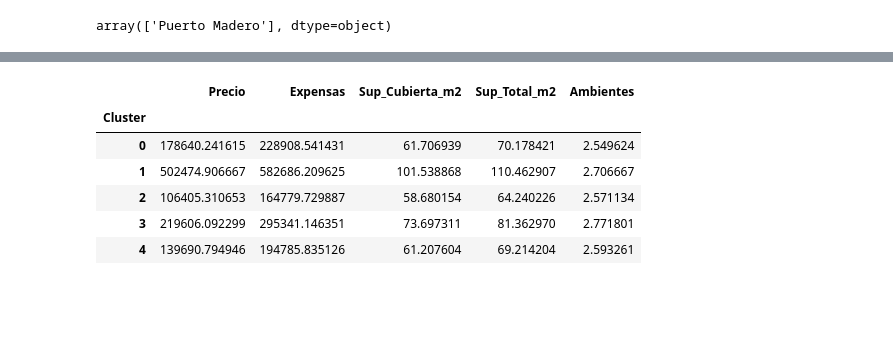
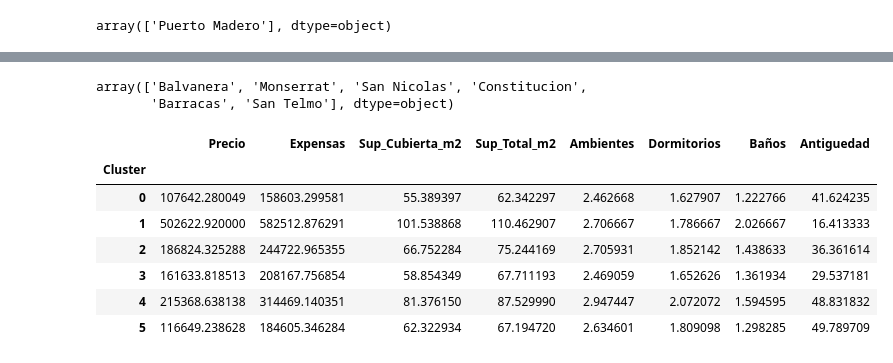
Before and after one commit to LBinello2004/TP1_Analitica_Descriptiva_ITBA, a Jupyter notebook: 5. EDA.ipynb, the cells around one changed output, grey strips where cells are left out. Cells and saved outputs as stored; diff of their text form; code cells hidden in the pictures; blank space fills up the shorter version.

```diff
--- a/5. EDA.ipynb
+++ b/5. EDA.ipynb
@@ -3,3 +3,3 @@ import pandas as pd
 # %%
-df = pd.read_csv("Argenprop_limpio.csv")
+df = pd.read_csv("Argenprop_limpio.csv", index_col=0)
 # %%
@@ -68,5 +68,11 @@ plt.show()
 # %%
-kmeans = KMeans(n_clusters=5, random_state=42)
+kmeans = KMeans(n_clusters=6, random_state=42, n_init=10)
 labels = kmeans.fit_predict(X)
-df['Cluster'] = df['Barrio'].map(dict(zip(barrio_features.index, barrio_features['Cluster'])))
+
+barrio_features = barrio_features.copy()
+barrio_features['Cluster'] = labels
+
+df['Cluster'] = df['Barrio'].map(barrio_features['Cluster']).astype('Int64')
+
+barrio_features.sort_values('Cluster')
 # %% [output]
@@ -104,10 +125,25 @@ array(['Flores', 'Almagro', 'Villa Crespo', 'Floresta', 'Agronomia',
+# %%
+df[df["Cluster"]==5]["Barrio"].unique()
+# %% [output]
+array(['Balvanera', 'Monserrat', 'San Nicolas', 'Constitucion',
+       'Barracas', 'San Telmo'], dtype=object)
 # %%
-df.groupby("Cluster")[["Precio", "Expensas", "Sup_Cubierta_m2", "Sup_Total_m2", "Ambientes"]].mean()
+df.groupby("Cluster")[[
+    'Precio',
+    'Expensas',
+    'Sup_Cubierta_m2',
+    'Sup_Total_m2',
+    'Ambientes',
+    'Dormitorios',
+    'Ba\u00f1os',
+    'Antiguedad'
+]].mean()
 # %% [output]
-|  | Precio | Expensas | Sup_Cubierta_m2 | Sup_Total_m2 | Ambientes |
-| Cluster |  |  |  |  |  |
-| 0 | 178640.241615 | 228908.541431 | 61.706939 | 70.178421 | 2.549624 |
-| 1 | 502474.906667 | 582686.209625 | 101.538868 | 110.462907 | 2.706667 |
-| 2 | 106405.310653 | 164779.729887 | 58.680154 | 64.240226 | 2.571134 |
-| 3 | 219606.092299 | 295341.146351 | 73.697311 | 81.362970 | 2.771801 |
-| 4 | 139690.794946 | 194785.835126 | 61.207604 | 69.214204 | 2.593261 |
+|  | Precio | Expensas | Sup_Cubierta_m2 | Sup_Total_m2 | Ambientes | Dormitorios | Baños | Antiguedad |
+| Cluster |  |  |  |  |  |  |  |  |
+| 0 | 107642.280049 | 158603.299581 | 55.389397 | 62.342297 | 2.462668 | 1.627907 | 1.222766 | 41.624235 |
+| 1 | 502622.920000 | 582512.876291 | 101.538868 | 110.462907 | 2.706667 | 1.786667 | 2.026667 | 16.413333 |
+| 2 | 186824.325288 | 244722.965355 | 66.752284 | 75.244169 | 2.705931 | 1.852142 | 1.438633 | 36.361614 |
+| 3 | 161633.818513 | 208167.756854 | 58.854349 | 67.711193 | 2.469059 | 1.652626 | 1.361934 | 29.537181 |
+| 4 | 215368.638138 | 314469.140351 | 81.376150 | 87.529990 | 2.947447 | 2.072072 | 1.594595 | 48.831832 |
+| 5 | 116649.238628 | 184605.346284 | 62.322934 | 67.194720 | 2.634601 | 1.809098 | 1.298285 | 49.789709 |
```
Also changed, not shown: parts of 11 cells of this notebook, 2 other files.
